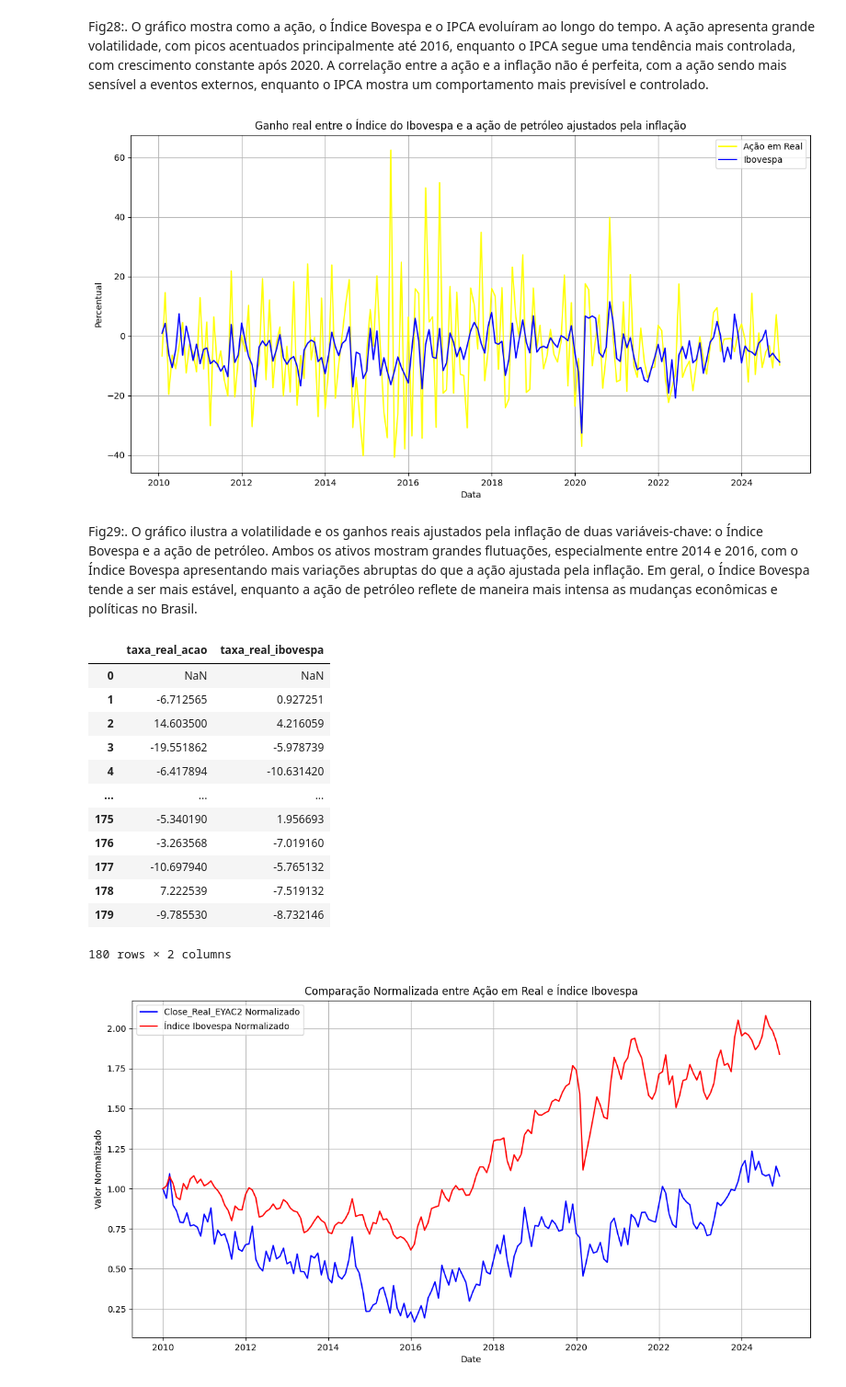
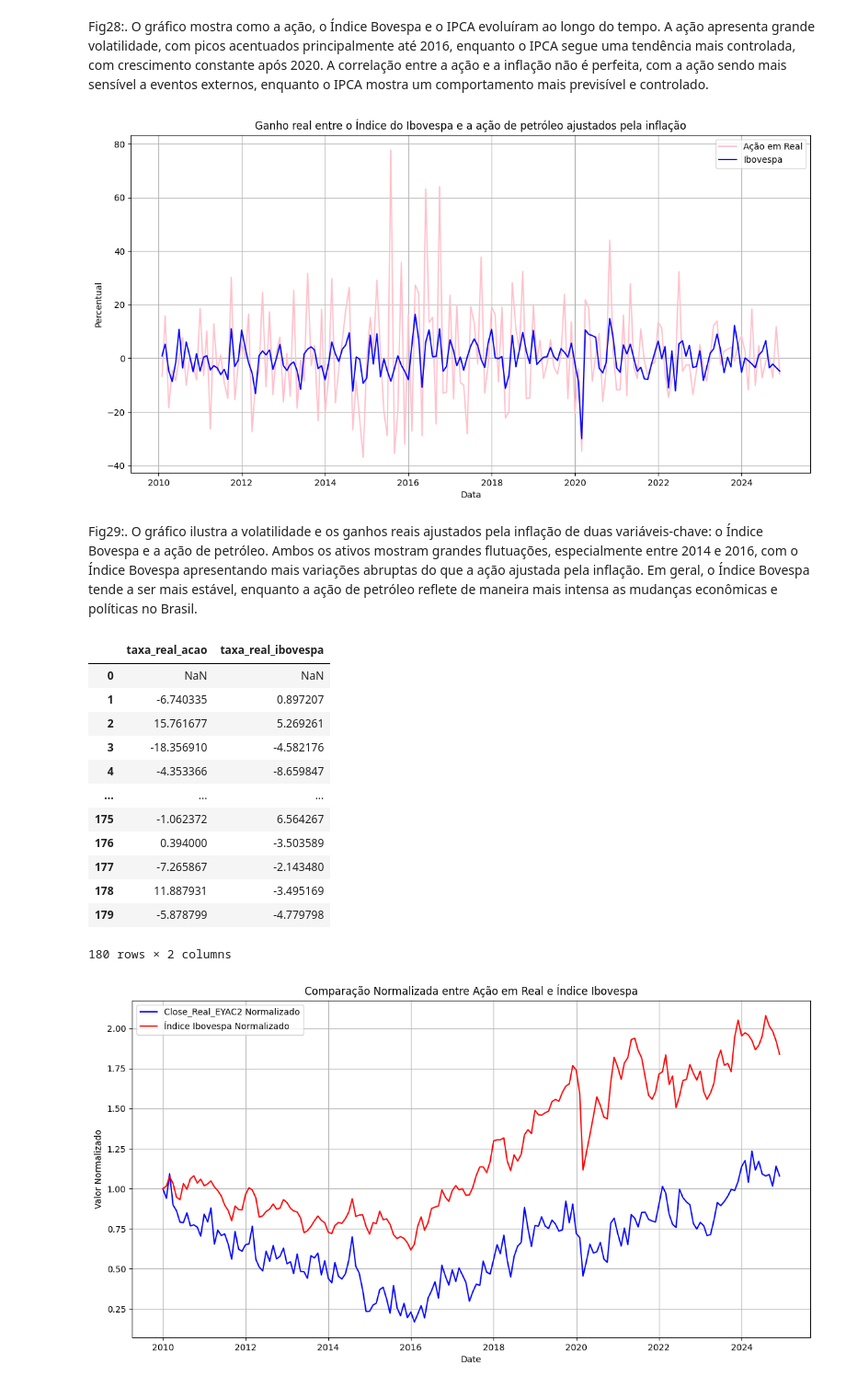
Before and after one commit to Juanpcsdev/Oil-Stock-Project, a Jupyter notebook: Notebooks/Analise/AnaliseExploratoria.ipynb, the cells around one changed output. Shown at 92% size. Cells and saved outputs as stored; diff of their text form; code cells hidden in the pictures.

```diff
--- a/Notebooks/Analise/AnaliseExploratoria.ipynb
+++ b/Notebooks/Analise/AnaliseExploratoria.ipynb
@@ -682,7 +589,7 @@ Fig28:. O gráfico mostra como a ação, o Índice Bovespa e o IPCA evoluíram a
 # %%
 # Exemplo de valores percentuais anuais
 variacao_ibovespa = df_mean['Índice_Ibovespa'].pct_change() # Variação percentual do Ibovespa
-inflacao_ipca = df_mean['IPCA_Acumulado']       # Inflação IPCA
+inflacao_ipca = df_mean['Inflac_IPCA']       # Inflação IPCA
 variacao_acao = df_mean['Close_Real_EYAC2'].pct_change()      # Variação percentual da sua ação
 
 # Cálculo da taxa de juros real do Ibovespa e da ação
@@ -691,17 +598,17 @@ df_mean['taxa_real_acao'] = ((1 + variacao_acao) / (1 + inflacao_ipca / 100) - 1
 # %%
 #Criando um gráfico para comparação
 plt.figure(figsize=(14, 7))
-plt.plot(df_mean['Date'], df_mean['taxa_real_acao'], label='Ação em Real', color='yellow')
+plt.plot(df_mean['Date'], df_mean['taxa_real_acao'], label='Ação em Real', color='pink')
 plt.plot(df_mean['Date'], df_mean['taxa_real_ibovespa'], label='Ibovespa', color='blue')
 
 plt.title('Ganho real entre o Índice do Ibovespa e a ação de petróleo ajustados pela inflação')
 plt.xlabel('Data')
 plt.ylabel('Percentual')
 plt.legend()
 plt.grid()
 plt.show()
 # %% [output]
-[figure, old version]
+[figure, new version]
 # %% [markdown]
 Fig29:. O gráfico ilustra a volatilidade e os ganhos reais ajustados pela inflação de duas variáveis-chave: o Índice Bovespa e a ação de petróleo. Ambos os ativos mostram grandes flutuações, especialmente entre 2014 e 2016, com o Índice Bovespa apresentando mais variações abruptas do que a ação ajustada pela inflação. Em geral, o Índice Bovespa tende a ser mais estável, enquanto a ação de petróleo reflete de maneira mais intensa as mudanças econômicas e políticas no Brasil.
 # %%
@@ -709,16 +616,16 @@ df_mean[['taxa_real_acao','taxa_real_ibovespa']]
 # %% [output]
 |  | taxa_real_acao | taxa_real_ibovespa |
 | 0 | NaN | NaN |
-| 1 | -6.712565 | 0.927251 |
-| 2 | 14.603500 | 4.216059 |
-| 3 | -19.551862 | -5.978739 |
-| 4 | -6.417894 | -10.631420 |
+| 1 | -6.740335 | 0.897207 |
+| 2 | 15.761677 | 5.269261 |
+| 3 | -18.356910 | -4.582176 |
+| 4 | -4.353366 | -8.659847 |
 | ... | ... | ... |
-| 175 | -5.340190 | 1.956693 |
-| 176 | -3.263568 | -7.019160 |
-| 177 | -10.697940 | -5.765132 |
-| 178 | 7.222539 | -7.519132 |
-| 179 | -9.785530 | -8.732146 |
+| 175 | -1.062372 | 6.564267 |
+| 176 | 0.394000 | -3.503589 |
+| 177 | -7.265867 | -2.143480 |
+| 178 | 11.887931 | -3.495169 |
+| 179 | -5.878799 | -4.779798 |
 180 rows × 2 columns
 # %%
 df_teste = df_mean.copy()
```
Also changed, not shown: parts of 36 cells of this notebook.
